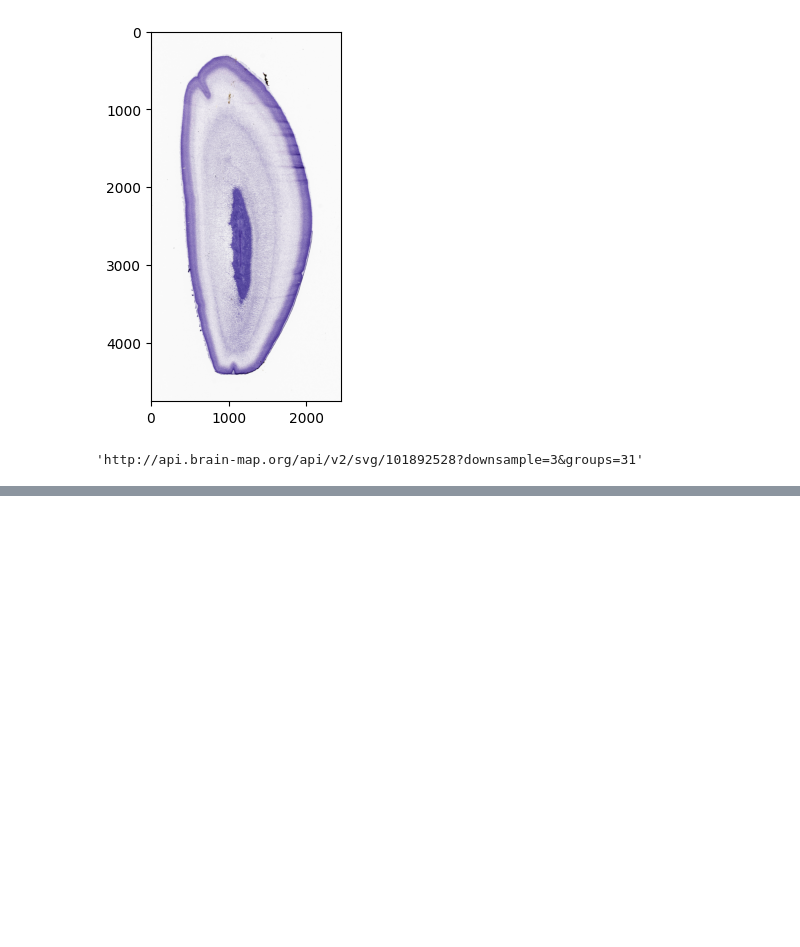
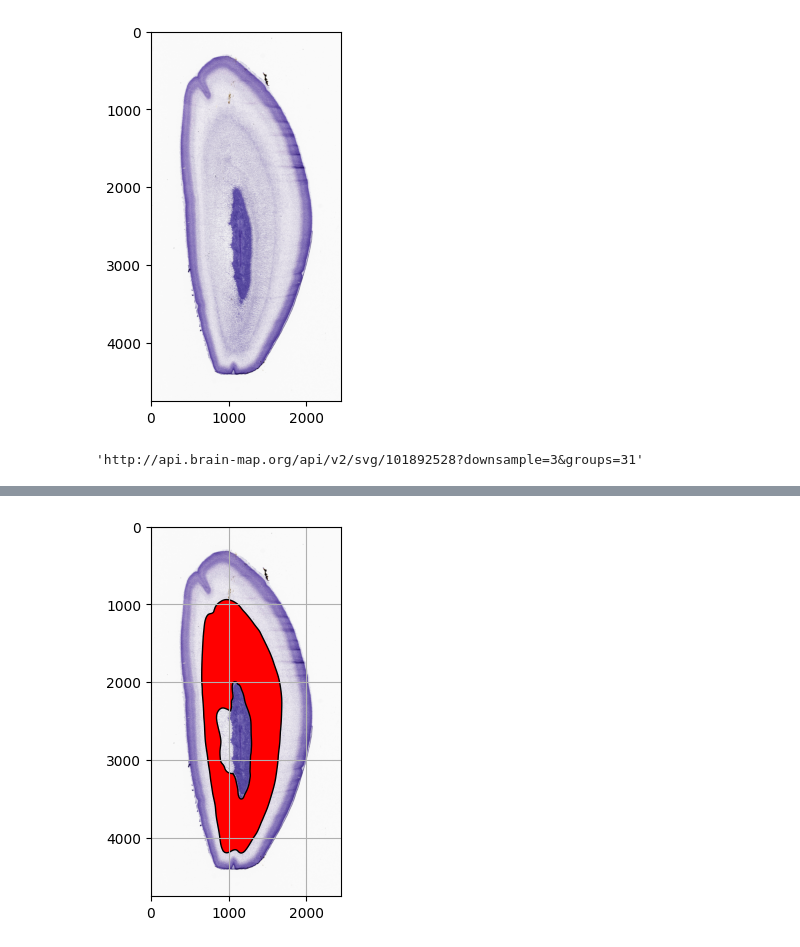
Before and after one commit to SGBC-IITM/DHARANI_data_tutorial, a Jupyter notebook: notebooks/allen_developinghuman.ipynb, the cells around one changed output, grey strips where cells are left out. Cells and saved outputs as stored; diff of their text form; code cells hidden in the pictures; blank space fills up the shorter version.

```diff
--- a/notebooks/allen_developinghuman.ipynb
+++ b/notebooks/allen_developinghuman.ipynb
@@ -167 +338,6 @@ shp
+# %%
+plt.imshow(im)
+plot_shape(annot357_shapes[strid][0],'r')
+# %% [output]
+[figure, added]
 # %%
```
Also changed, not shown: parts of 46 cells of this notebook, 5 other files.
